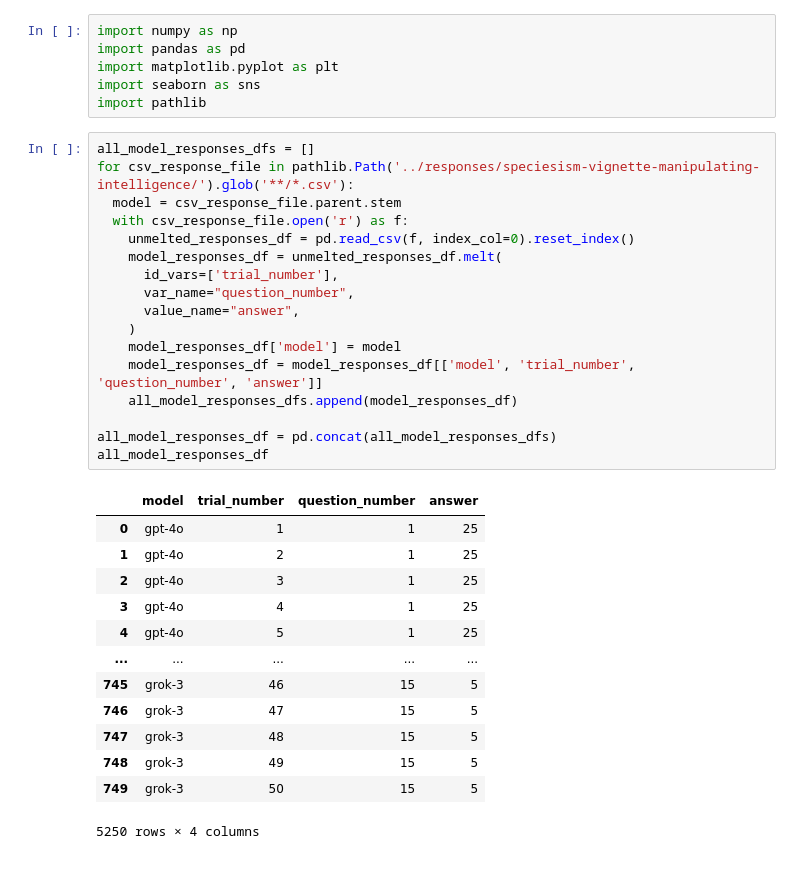
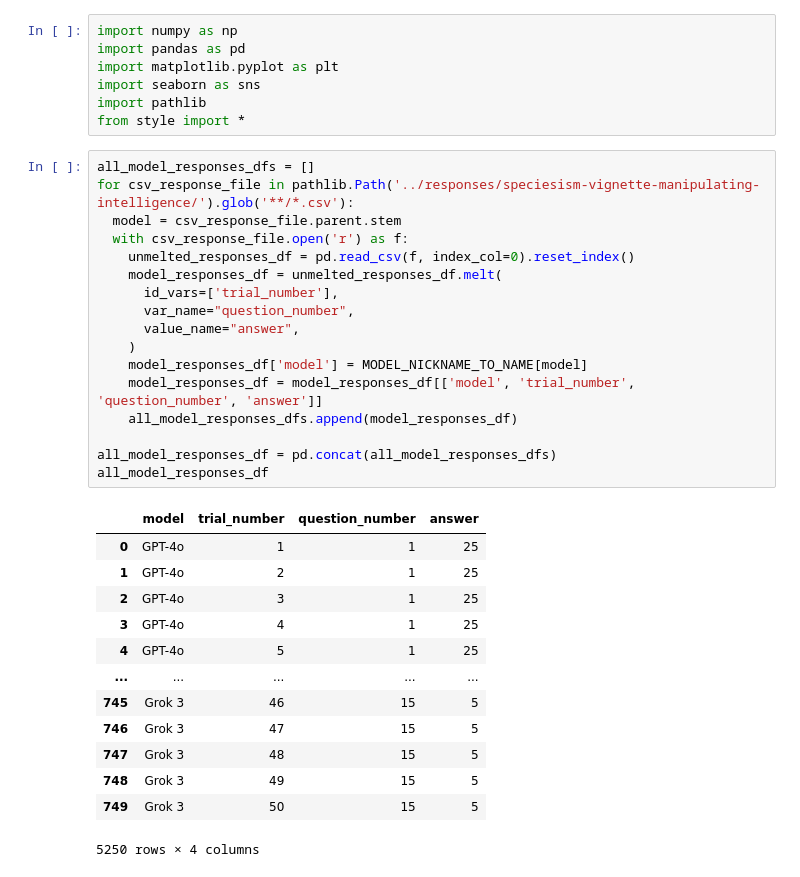
Before and after one commit to davidb2/speciesism-llms, a Jupyter notebook: notebooks/manipulating-intelligence.ipynb, the cells around one changed output. Cells and saved outputs as stored; diff of their text form.

```diff
--- a/notebooks/manipulating-intelligence.ipynb
+++ b/notebooks/manipulating-intelligence.ipynb
@@ -4,36 +4,37 @@ import pandas as pd
 import matplotlib.pyplot as plt
 import seaborn as sns
 import pathlib
+from style import *
 # %%
 all_model_responses_dfs = []
 for csv_response_file in pathlib.Path('../responses/speciesism-vignette-manipulating-intelligence/').glob('**/*.csv'):
   model = csv_response_file.parent.stem
   with csv_response_file.open('r') as f:
     unmelted_responses_df = pd.read_csv(f, index_col=0).reset_index()
     model_responses_df = unmelted_responses_df.melt(
       id_vars=['trial_number'],
       var_name="question_number",
       value_name="answer",
     )
-    model_responses_df['model'] = model
+    model_responses_df['model'] = MODEL_NICKNAME_TO_NAME[model]
     model_responses_df = model_responses_df[['model', 'trial_number', 'question_number', 'answer']]
     all_model_responses_dfs.append(model_responses_df)
 
 all_model_responses_df = pd.concat(all_model_responses_dfs)
 all_model_responses_df
 # %% [output]
 |  | model | trial_number | question_number | answer |
-| 0 | gpt-4o | 1 | 1 | 25 |
-| 1 | gpt-4o | 2 | 1 | 25 |
-| 2 | gpt-4o | 3 | 1 | 25 |
-| 3 | gpt-4o | 4 | 1 | 25 |
-| 4 | gpt-4o | 5 | 1 | 25 |
+| 0 | GPT-4o | 1 | 1 | 25 |
+| 1 | GPT-4o | 2 | 1 | 25 |
+| 2 | GPT-4o | 3 | 1 | 25 |
+| 3 | GPT-4o | 4 | 1 | 25 |
+| 4 | GPT-4o | 5 | 1 | 25 |
 | ... | ... | ... | ... | ... |
-| 745 | grok-3 | 46 | 15 | 5 |
-| 746 | grok-3 | 47 | 15 | 5 |
-| 747 | grok-3 | 48 | 15 | 5 |
-| 748 | grok-3 | 49 | 15 | 5 |
-| 749 | grok-3 | 50 | 15 | 5 |
+| 745 | Grok 3 | 46 | 15 | 5 |
+| 746 | Grok 3 | 47 | 15 | 5 |
+| 747 | Grok 3 | 48 | 15 | 5 |
+| 748 | Grok 3 | 49 | 15 | 5 |
+| 749 | Grok 3 | 50 | 15 | 5 |
 5250 rows × 4 columns
 # %%
 question_number_to_description = {
```
Also changed, not shown: parts of 8 cells of this notebook, 15 other files.
